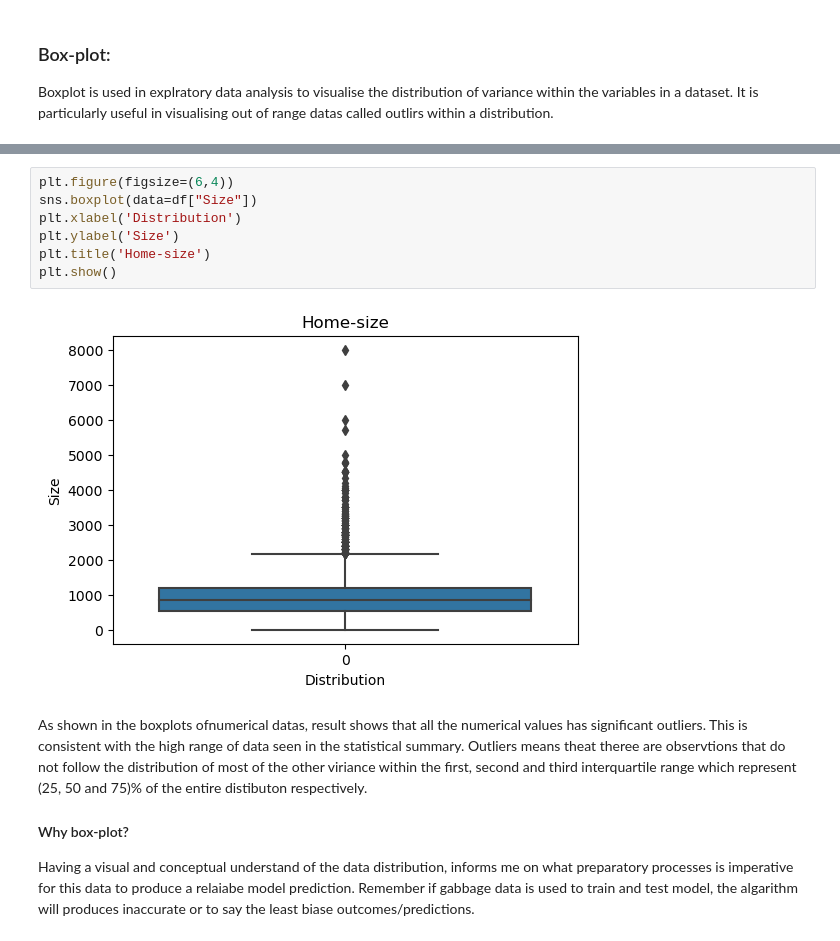
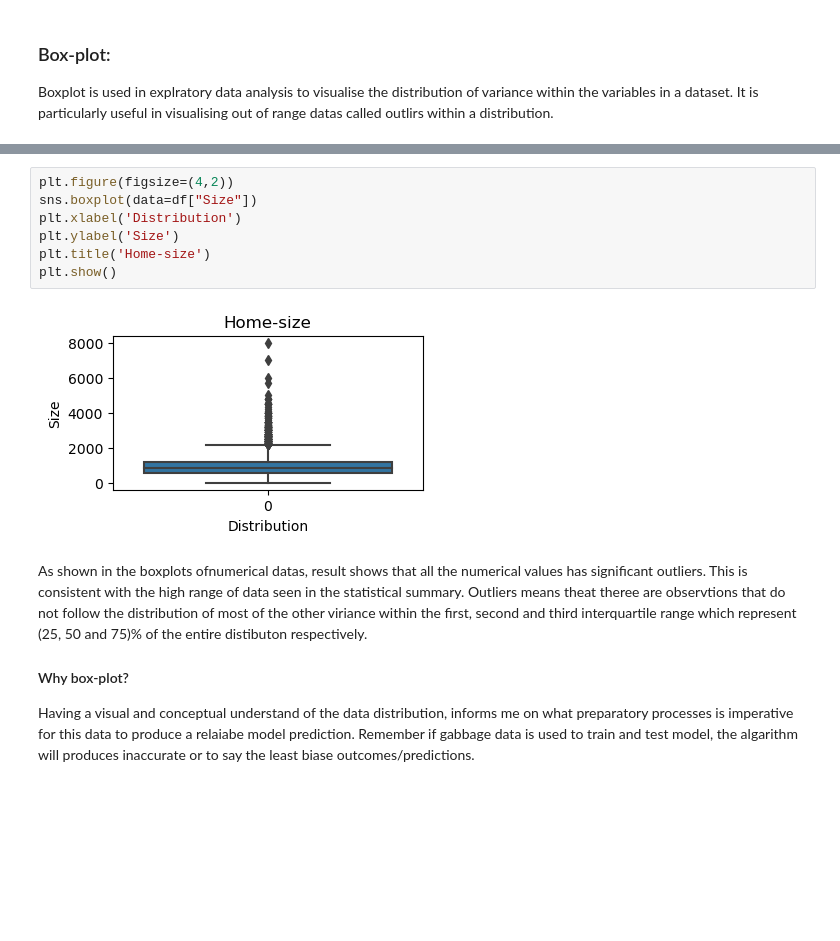
Before and after one commit to Ayomide-ola/Machine_learning-self-directed-, a Jupyter notebook: Regression_Models.ipynb, the cells around one changed output, grey strips where cells are left out. Saved outputs shown, nothing was run; the diff lists cells and outputs as text; blank space fills up the shorter version.

```diff
--- a/Regression_Models.ipynb
+++ b/Regression_Models.ipynb
@@ -232,12 +232,12 @@ plt.show()
 # %%
-plt.figure(figsize=(6,4))
+plt.figure(figsize=(4,2))
 sns.boxplot(data=df["Size"])
 plt.xlabel('Distribution')
 plt.ylabel('Size')
 plt.title('Home-size')
 plt.show()
 # %% [output]
-[figure, old version]
+[figure, new version]
 # %% [markdown]
 As shown in the boxplots ofnumerical datas, result shows that all the numerical values has significant outliers. This is consistent with the high range of data seen in the statistical summary. Outliers means theat theree are observtions that do not follow the distribution of most of the other viriance within the first, second and third interquartile range which represent (25, 50 and 75)% of the entire distibuton respectively.
 #### Why box-plot?
```
Also changed, not shown: parts of 5 cells of this notebook.
